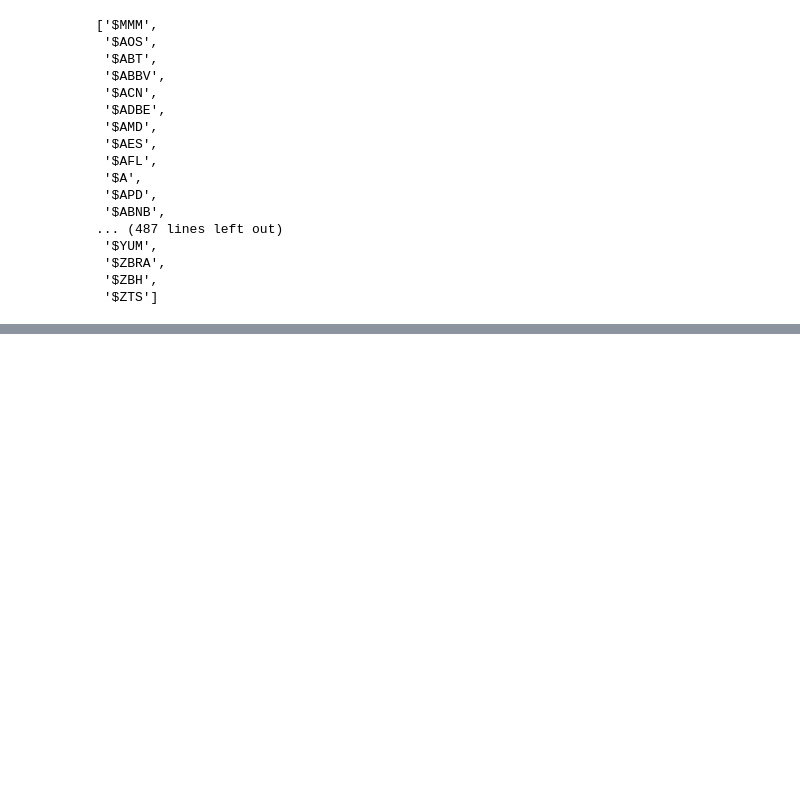
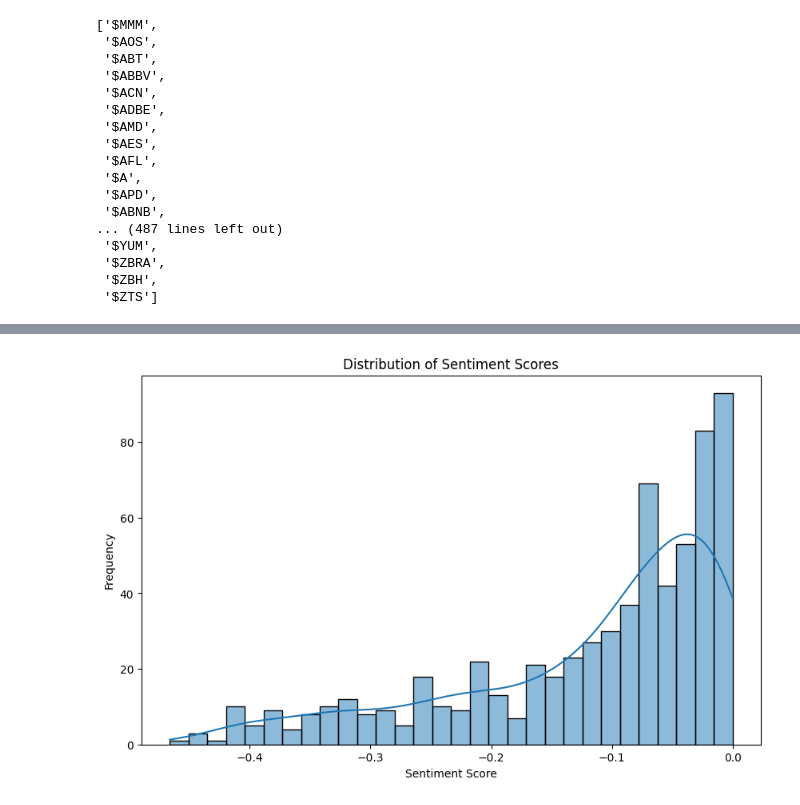
Before and after one commit to Chargent/Thesis, a Jupyter notebook: main.ipynb, the cells around one changed output, grey strips where cells are left out. Saved outputs shown, nothing was run; the diff lists cells and outputs as text; code cells hidden in the pictures; blank space fills up the shorter version.

```diff
--- a/main.ipynb
+++ b/main.ipynb
@@ -58,9 +58,9 @@ raw_df
 # %%
 # URL with the S&P 500 companies list on Wikipedia
-url = 'https://en.wikipedia.org/wiki/List_of_S%26P_500_companies'
+stocks_url = 'https://en.wikipedia.org/wiki/List_of_S%26P_500_companies'
 
 # Read the HTML table from the page
-tables = pd.read_html(url)
+tables = pd.read_html(stocks_url)
 sp500_df = tables[0]
 
 # Extract the ticker symbols (the column is usually named "Symbol")
@@ -122,0 +127,18 @@ filtered_reddit
+# %%
+# Create sentiment analysis pipeline
+sent_pipe = pipeline(
+    "sentiment-analysis",
+    model="ProsusAI/finBERT",
+    top_k=None,            # get full softmax
+    truncation=True
+)
+
+def finbert_score(text):
+    outs = sent_pipe(text)[0]
+    print(outs)        # returns list of dicts
+    score = (outs[2]["score"] - outs[1]["score"])
+    print(score)      # positive (outs[2]) - negative (outs[0])
+    # neutral (outs[1]) implicitly pulls score toward 0
+    return score
+
+filtered_reddit["sentiment"] = filtered_reddit["combined_text"].apply(finbert_score)
@@ -122,0 +180,11 @@ filtered_reddit
+# %%
+filtered_reddit["sentiment"].describe()
+# Plot the distribution of sentiment scores
+plt.figure(figsize=(10, 6))
+sns.histplot(filtered_reddit["sentiment"], bins=30, kde=True)
+plt.title("Distribution of Sentiment Scores")
+plt.xlabel("Sentiment Score")
+plt.ylabel("Frequency")
+plt.show()
+# %% [output]
+[figure, added]
```
Also changed, not shown: parts of 6 cells of this notebook.
